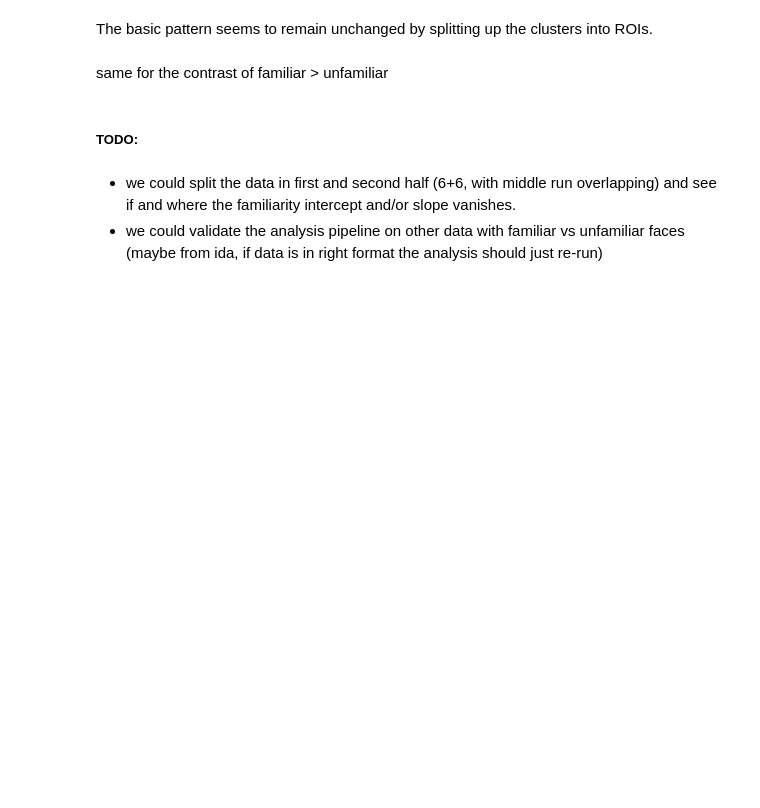
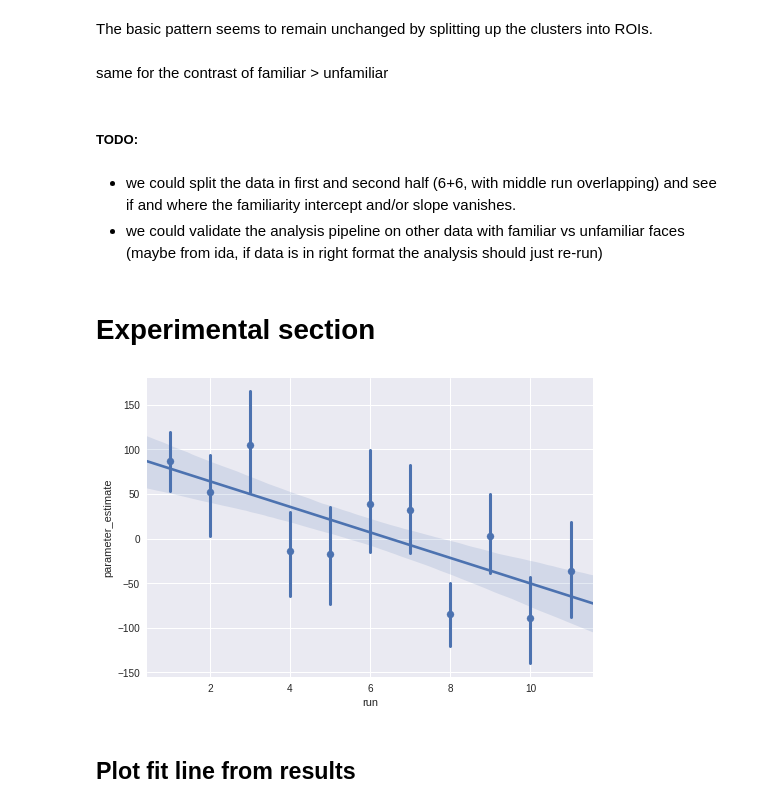
Before and after one commit to oliver-contier/famface-temporal-dynamics, a Jupyter notebook: notebooks/plot_mean_betas.ipynb, the cells around one changed output. Saved outputs shown, nothing was run; the diff lists cells and outputs as text; code cells hidden in the pictures; blank space fills up the shorter version.

```diff
--- a/notebooks/plot_mean_betas.ipynb
+++ b/notebooks/plot_mean_betas.ipynb
@@ -309,3 +319,13 @@ same for the contrast of familiar > unfamiliar
 # %% [markdown]
 - we could split the data in first and second half (6+6, with middle run overlapping) and see if and where the familiarity intercept and/or slope vanishes.
 - we could validate the analysis pipeline on other data with familiar vs unfamiliar faces (maybe from ida, if data is in right format the analysis should just re-run)
+# %% [markdown]
+# Experimental section
+# %%
+# regression plot
+ax = sns.regplot(x="run", y="parameter_estimate", data=df_cl[df_cl.stats=='cope'][df_cl.parameter == 'famvsunfam'],
+                 x_estimator=np.mean)
+# %% [output]
+[figure, added]
+# %% [markdown]
+## Plot fit line from results
```
Also changed, not shown: parts of 37 cells of this notebook.
